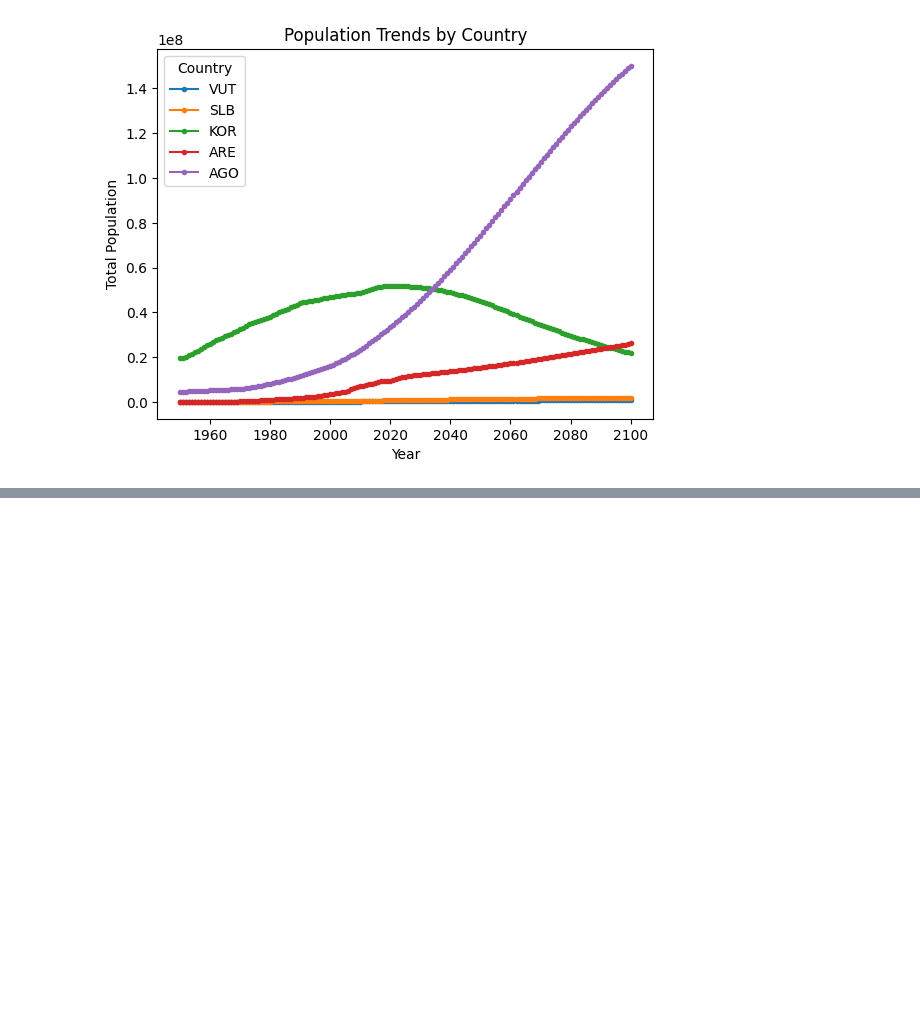
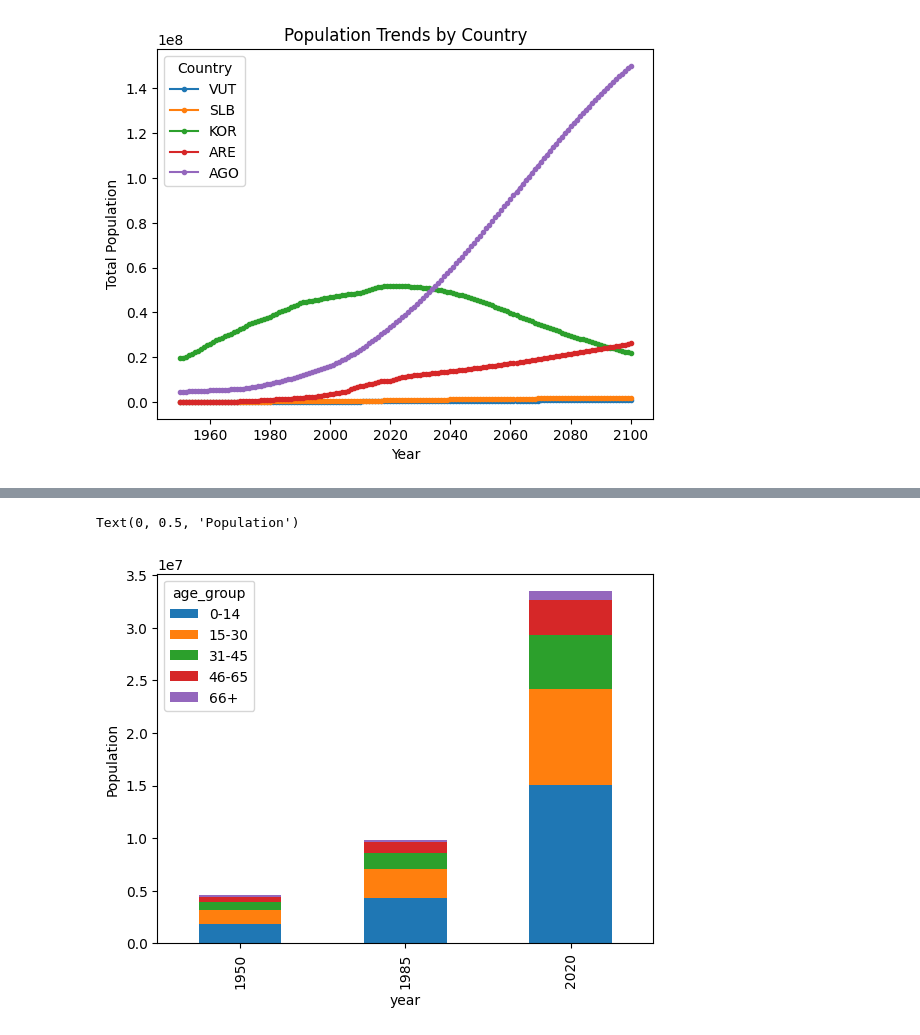
Before and after one commit to UCSF-DataSci/07-visualization-nikita-gounder, a Jupyter notebook: visualization.ipynb, the cells around one changed output, grey strips where cells are left out. Drawn from its saved outputs; the diff is of its cells as text; code cells hidden in the pictures; blank space fills up the shorter version.

```diff
--- a/visualization.ipynb
+++ b/visualization.ipynb
@@ -69,0 +77,43 @@ plt.legend(title='Country')
+# %%
+dataf2 = pd.DataFrame()
+
+for fname2, j in data.items():
+    df2 = pd.read_csv(j)
+    df2['country'] = fname2
+
+dataf2 = pd.concat([dataf2, df2])
+
+years = [1950, 1985, 2020]
+filter_df = dataf2[dataf2['year'].isin(years)]
+#print(filter_df)
+
+age_dist = {
+    '0-14': filter_df[(filter_df['age'] <= 14)],
+    '15-30': filter_df[(filter_df['age'] > 14) & (filter_df['age'] <= 30)],
+    '31-45': filter_df[(filter_df['age'] > 30) & (filter_df['age'] <= 45)],
+    '46-65': filter_df[(filter_df['age'] > 45) & (filter_df['age'] <= 65)],
+    '66+': filter_df[(filter_df['age'] > 65)]
+}
+
+plt_df = []
+for group, k in age_dist.items():
+    pop_sum = k.groupby('year')['population'].sum().reset_index()
+    pop_sum['age_group'] = group
+    plt_df.append(pop_sum)
+
+plt_df = pd.concat(plt_df)
+pivot_df = plt_df.pivot(index='year', columns='age_group', values='population').fillna(0)
+
+#print(pivot_df)
+pivot_df.plot(kind='bar', stacked=True)
+plt.ylabel('Population')
+
+#sns too hard
+#sns.barplot(data=pivot_df, x='year')
+
+#for d, k in age_dist.items():
+    #print(k)
+    #sns.barplot(data=k, x='year', y='age')
+# %% [output]
+Text(0, 0.5, 'Population')
+[figure, added]
```
Also changed, not shown: parts of 1 cell of this notebook.
